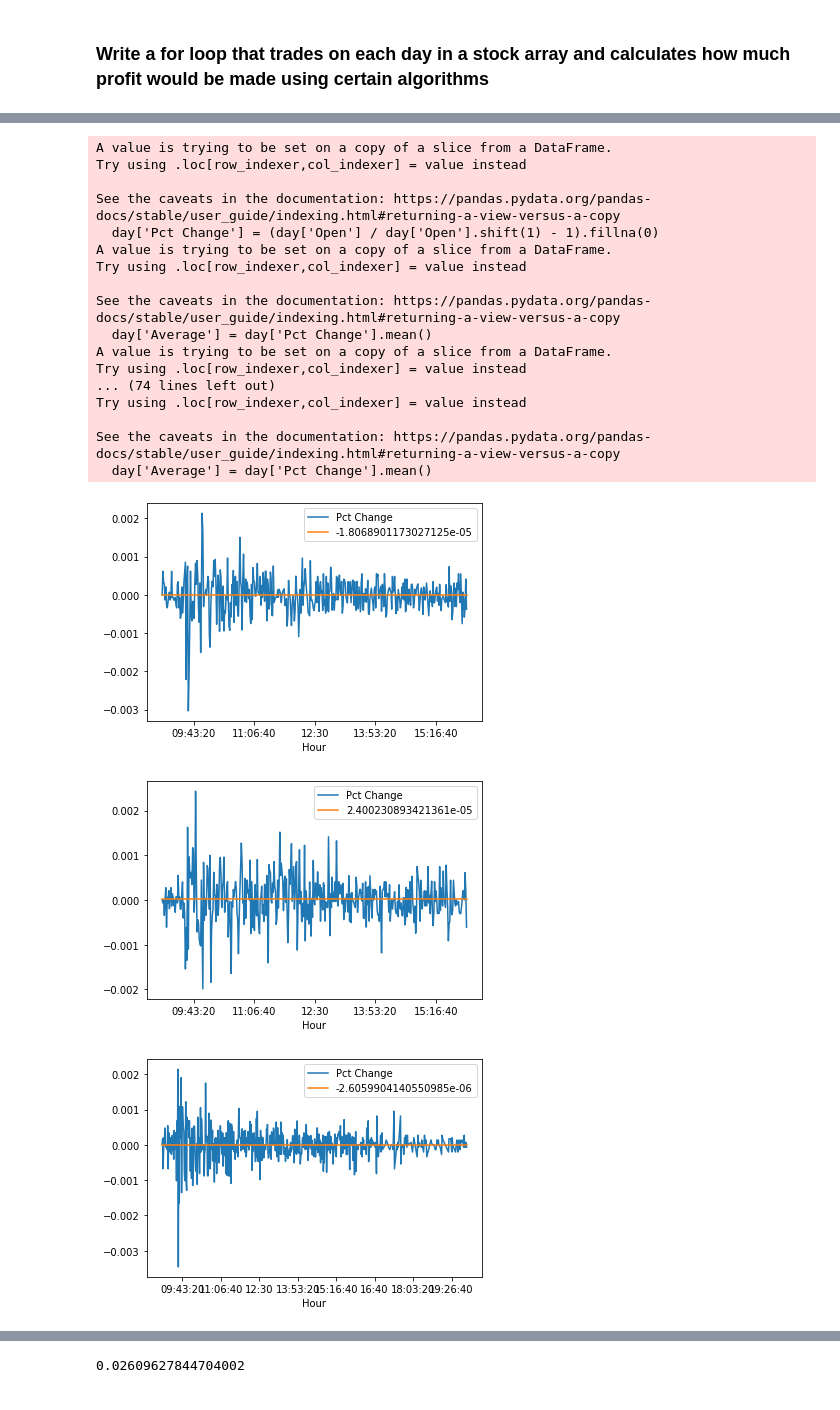
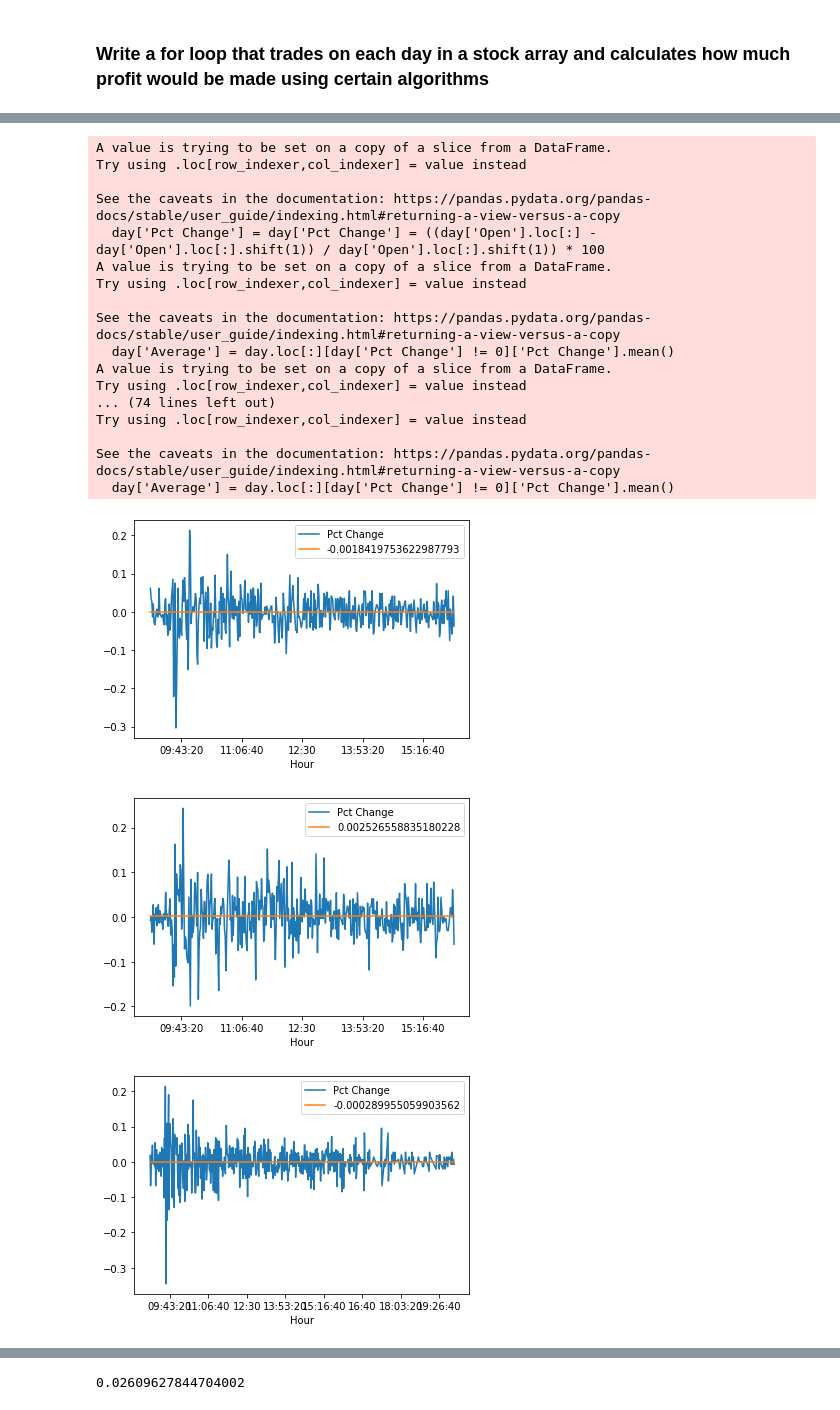
Before and after one commit to PaulDTP/heroku_app, a Jupyter notebook: research.ipynb, the cells around one changed output, grey strips where cells are left out. Drawn from its saved outputs; the diff is of its cells as text; code cells hidden in the pictures.

```diff
--- a/research.ipynb
+++ b/research.ipynb
@@ -66,5 +88,5 @@ for test in aapl_days:
     # Calculate mean for each day and plot
     ax = hmm.plot('Index', 'Open')
     hmm.plot('Index', 'Average', ax=ax)
-    print(hmm['Average'][0])
+    ax.legend(['Pct Change', day['Average'][0]])
 # %% [output]
@@ -95,33 +108,33 @@ for test in aapl_days:
 # %%
 # Check one minute
 # 1 min average: should be done every 1 minute in real-time
 for day in aapl_days:
     # percent change every 1 minute
-    day['Pct Change'] = (day['Open'] / day['Open'].shift(1) - 1).fillna(0)
-    day['Average'] = day['Pct Change'].mean()
+    day['Pct Change'] = ((day['Open'].loc[:] - day['Open'].loc[:].shift(1)) / day['Open'].loc[:].shift(1)) * 100
+    day['Average'] = day.loc[:][day['Pct Change'] != 0]['Pct Change'].mean()
 
     # Calculate mean for each day and plot
     ax = day.plot('Hour', 'Pct Change')
     day.plot('Hour', 'Average', ax=ax)
     ax.legend(['Pct Change', day['Average'][0]])
 # %% [output]
 A value is trying to be set on a copy of a slice from a DataFrame.
 Try using .loc[row_indexer,col_indexer] = value instead
 
 See the caveats in the documentation: https://pandas.pydata.org/pandas-docs/stable/user_guide/indexing.html#returning-a-view-versus-a-copy
-  day['Pct Change'] = (day['Open'] / day['Open'].shift(1) - 1).fillna(0)
+  day['Pct Change'] = day['Pct Change'] = ((day['Open'].loc[:] - day['Open'].loc[:].shift(1)) / day['Open'].loc[:].shift(1)) * 100
 A value is trying to be set on a copy of a slice from a DataFrame.
 Try using .loc[row_indexer,col_indexer] = value instead
 
 See the caveats in the documentation: https://pandas.pydata.org/pandas-docs/stable/user_guide/indexing.html#returning-a-view-versus-a-copy
-  day['Average'] = day['Pct Change'].mean()
+  day['Average'] = day.loc[:][day['Pct Change'] != 0]['Pct Change'].mean()
 A value is trying to be set on a copy of a slice from a DataFrame.
 Try using .loc[row_indexer,col_indexer] = value instead
 ... (74 lines left out)
 Try using .loc[row_indexer,col_indexer] = value instead
 
 See the caveats in the documentation: https://pandas.pydata.org/pandas-docs/stable/user_guide/indexing.html#returning-a-view-versus-a-copy
-  day['Average'] = day['Pct Change'].mean()
+  day['Average'] = day.loc[:][day['Pct Change'] != 0]['Pct Change'].mean()
-[figure, old version]
+[figure, new version]
-[figure, old version]
+[figure, new version]
-[figure, old version]
+[figure, new version]
```
Also changed, not shown: parts of 16 cells of this notebook, 12 other files.
